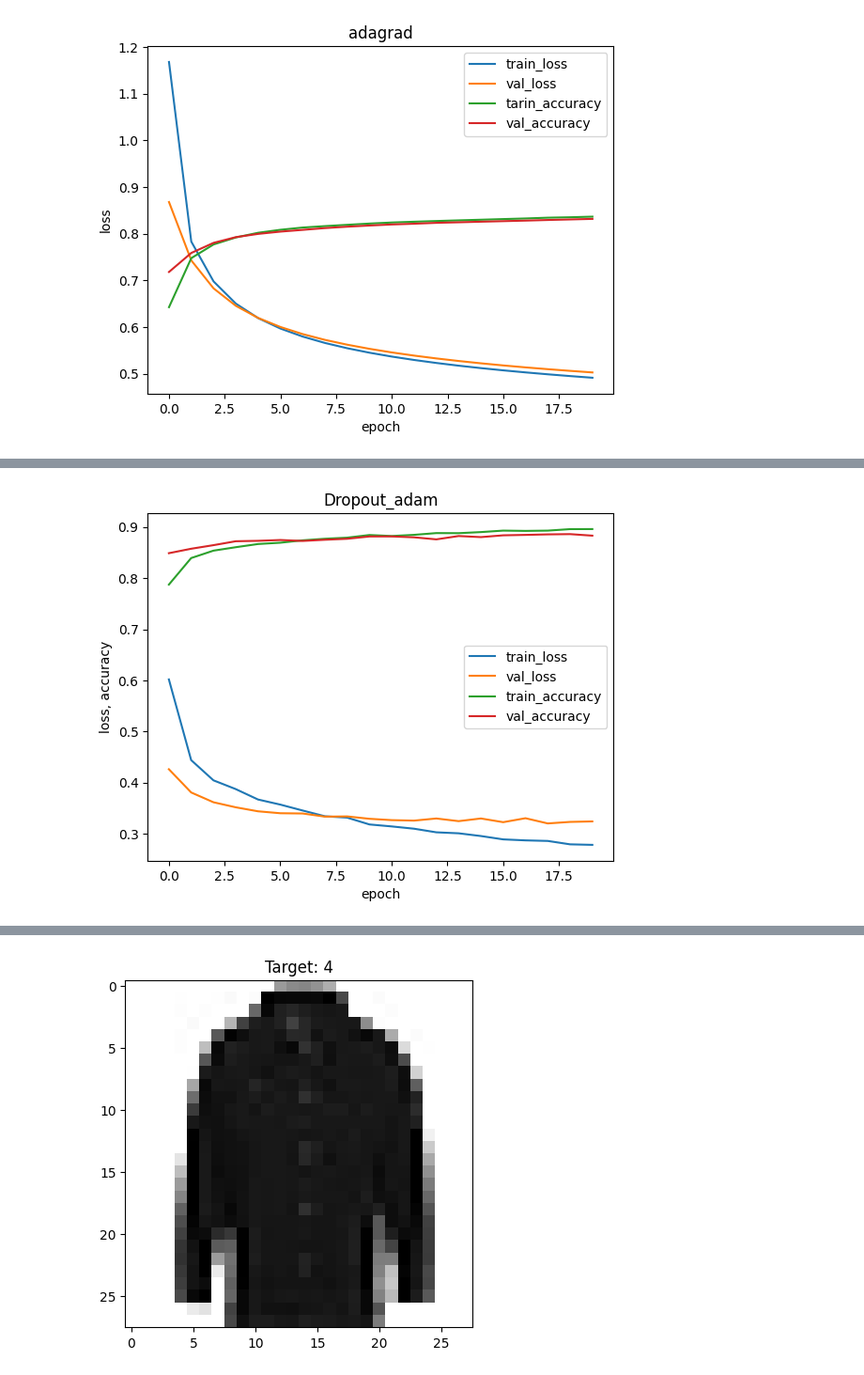
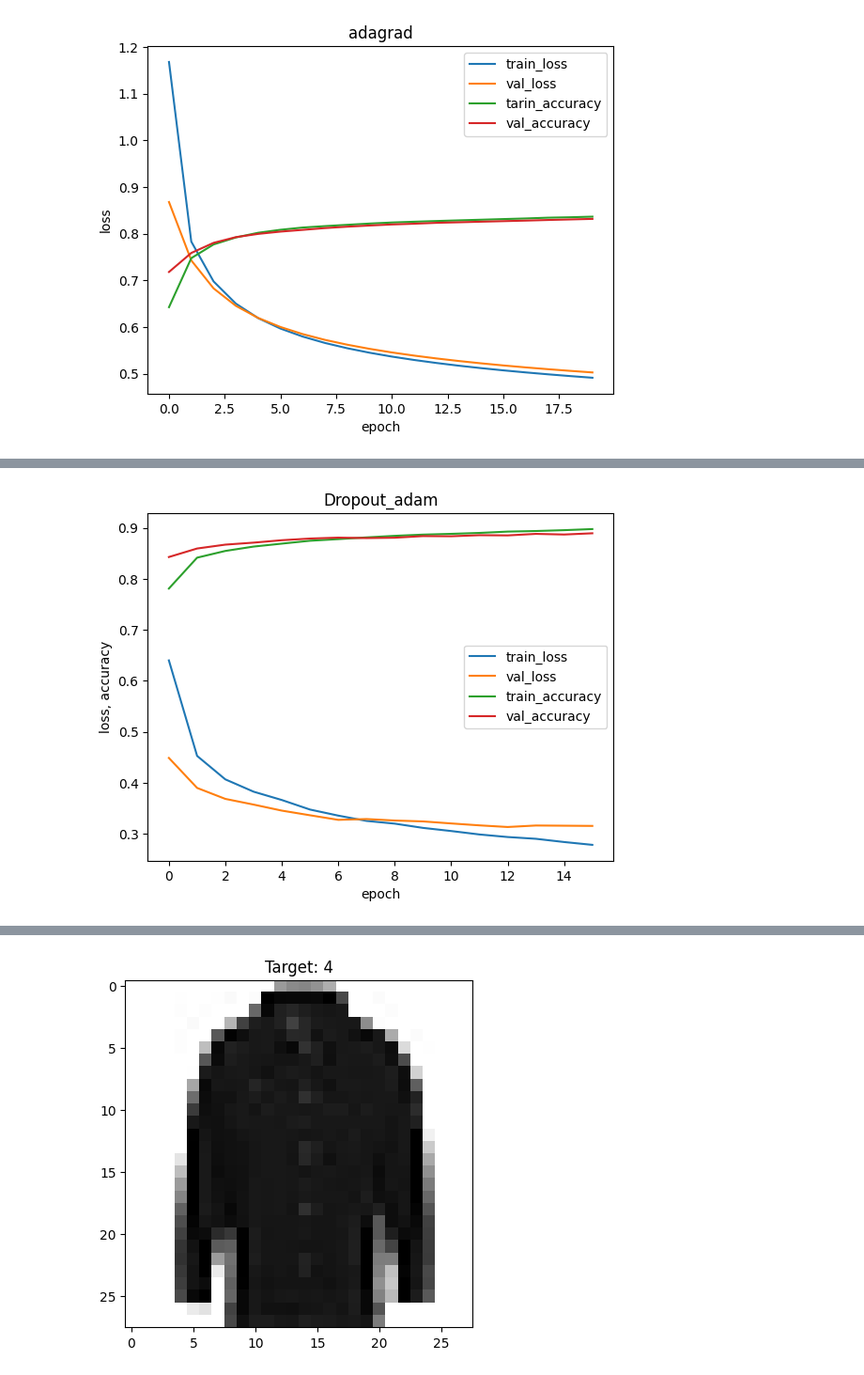
Before and after one commit to Geonus99/AI_26, a Jupyter notebook: AI_test.ipynb, the cells around one changed output, grey strips where cells are left out. Shown at 94% size. Cells and saved outputs as stored; diff of their text form; code cells hidden in the pictures.

```diff
--- a/AI_test.ipynb
+++ b/AI_test.ipynb
@@ -153,23 +173,30 @@ Model: "sequential_6"
  Trainable params: 79,510 (310.59 KB)
  Non-trainable params: 0 (0.00 B)
 # %%
-model.compile(optimizer='adam', loss='sparse_categorical_crossentropy',
+adam_custom = keras.optimizers.Adam(learning_rate=0.0005)
+
+early_stopping_cb = keras.callbacks.EarlyStopping(
+    patience=3,
+    restore_best_weights=True
+)
+model.compile(optimizer=adam_custom, loss='sparse_categorical_crossentropy',
               metrics=['accuracy'])
 
-history = model.fit(train_scaled, train_target, epochs=20, verbose=0,
-                    validation_data=(val_scaled, val_target))
+history = model.fit(train_scaled, train_target, epochs=40, verbose=0,
+                    validation_data=(val_scaled, val_target),
+                    callbacks=[early_stopping_cb])
 
 plt.plot(history.history['loss'])
 plt.plot(history.history['val_loss'])
 plt.plot(history.history['accuracy'])
 plt.plot(history.history['val_accuracy'])
 plt.title('Dropout_adam')
 plt.xlabel('epoch')
 plt.ylabel('loss, accuracy')
 plt.legend(['train_loss', 'val_loss','train_accuracy', 'val_accuracy'])
 plt.show()
 # %% [output]
-[figure, old version]
+[figure, new version]
 # %%
 model.save('model_op_adam.keras')
 model.save_weights('model-op_adam.weights.h5')
```
Also changed, not shown: parts of 4 cells of this notebook.
